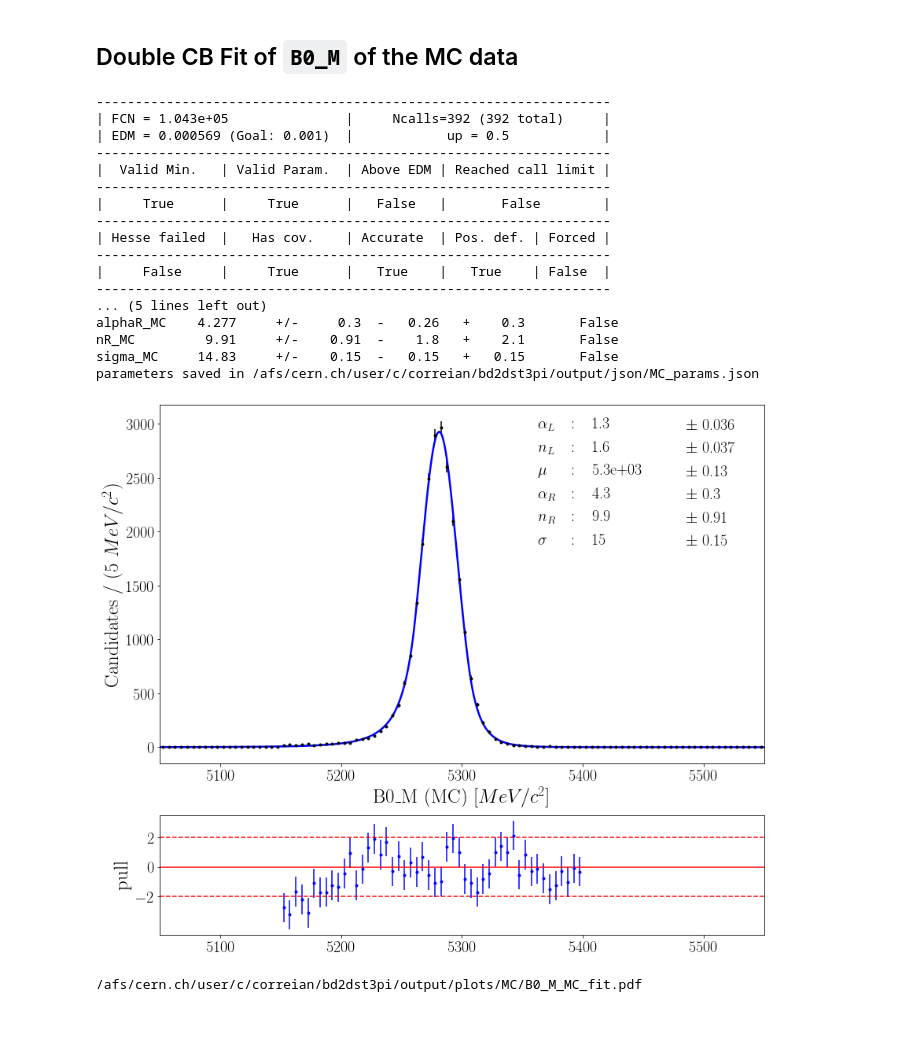
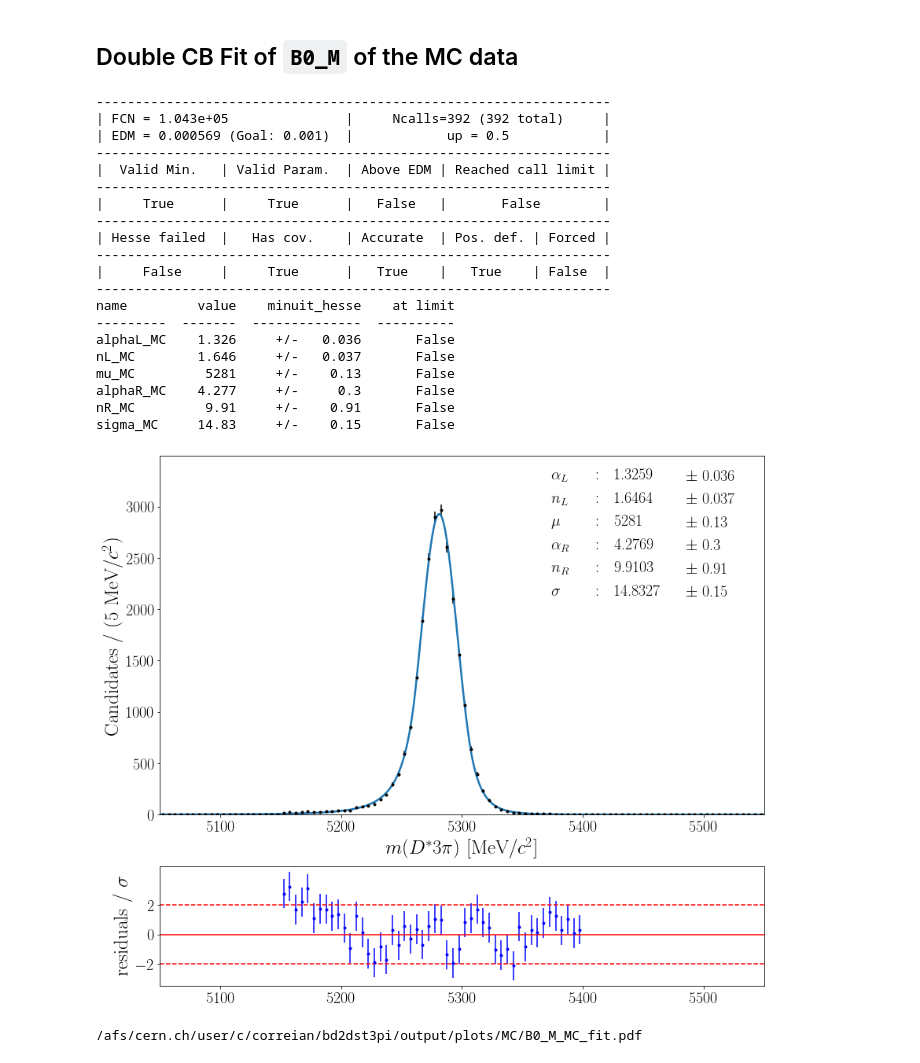
Before and after one commit to donalhill/bd2dst3pi, a Jupyter notebook: notebooks/3.Fit/V1/fit_MC.ipynb, the cells around one changed output. Drawn from its saved outputs; the diff is of its cells as text; code cells hidden in the pictures; blank space fills up the shorter version.

```diff
--- a/notebooks/3.Fit/V1/fit_MC.ipynb
+++ b/notebooks/3.Fit/V1/fit_MC.ipynb
@@ -77,7 +78,7 @@ doubleCB_MC = zfit.pdf.DoubleCB(mu_MC, sigma_MC, alphaL_MC, alphaR_MC, nL_MC, nR
 data_MC = zfit.Data.from_pandas(df_MC['B0_M'],obs=obs)
 # %%
 result, params = launch_fit(doubleCB_MC, data_MC)
-save_params(params,'MC')
+#save_params(params,'MC')
 # %% [output]
 ------------------------------------------------------------------
 | FCN = 1.043e+05               |     Ncalls=392 (392 total)     |
@@ -91,14 +92,17 @@ save_params(params,'MC')
 ------------------------------------------------------------------
 |     False     |     True      |   True    |   True    | False  |
 ------------------------------------------------------------------
-... (5 lines left out)
-alphaR_MC    4.277     +/-     0.3  -   0.26   +    0.3       False
-nR_MC         9.91     +/-    0.91  -    1.8   +    2.1       False
-sigma_MC     14.83     +/-    0.15  -   0.15   +   0.15       False
-parameters saved in /afs/cern.ch/user/c/correian/bd2dst3pi/output/json/MC_params.json
+name         value    minuit_hesse    at limit
+---------  -------  --------------  ----------
+alphaL_MC    1.326     +/-   0.036       False
+nL_MC        1.646     +/-   0.037       False
+mu_MC         5281     +/-    0.13       False
+alphaR_MC    4.277     +/-     0.3       False
+nR_MC         9.91     +/-    0.91       False
+sigma_MC     14.83     +/-    0.15       False
 # %%
-plot_hist_fit(df_MC,'B0_M','$MeV/c^2$',models = doubleCB_MC, obs=obs, n_bins = 100,mode_hist = False,
-              name_folder = 'MC',name_data = 'MC',params=params,name_params=name_params)
+plot_hist_fit_particle(df_MC,'B0_M', models = doubleCB_MC, obs=obs, n_bins = 100, mode_hist = False,
+              name_data = 'MC', params=params, name_params=name_params)
 # %% [output]
-[figure, old version]
+[figure, new version]
 /afs/cern.ch/user/c/correian/bd2dst3pi/output/plots/MC/B0_M_MC_fit.pdf
```
Also changed, not shown: parts of 4 cells of this notebook, 5 other files.
